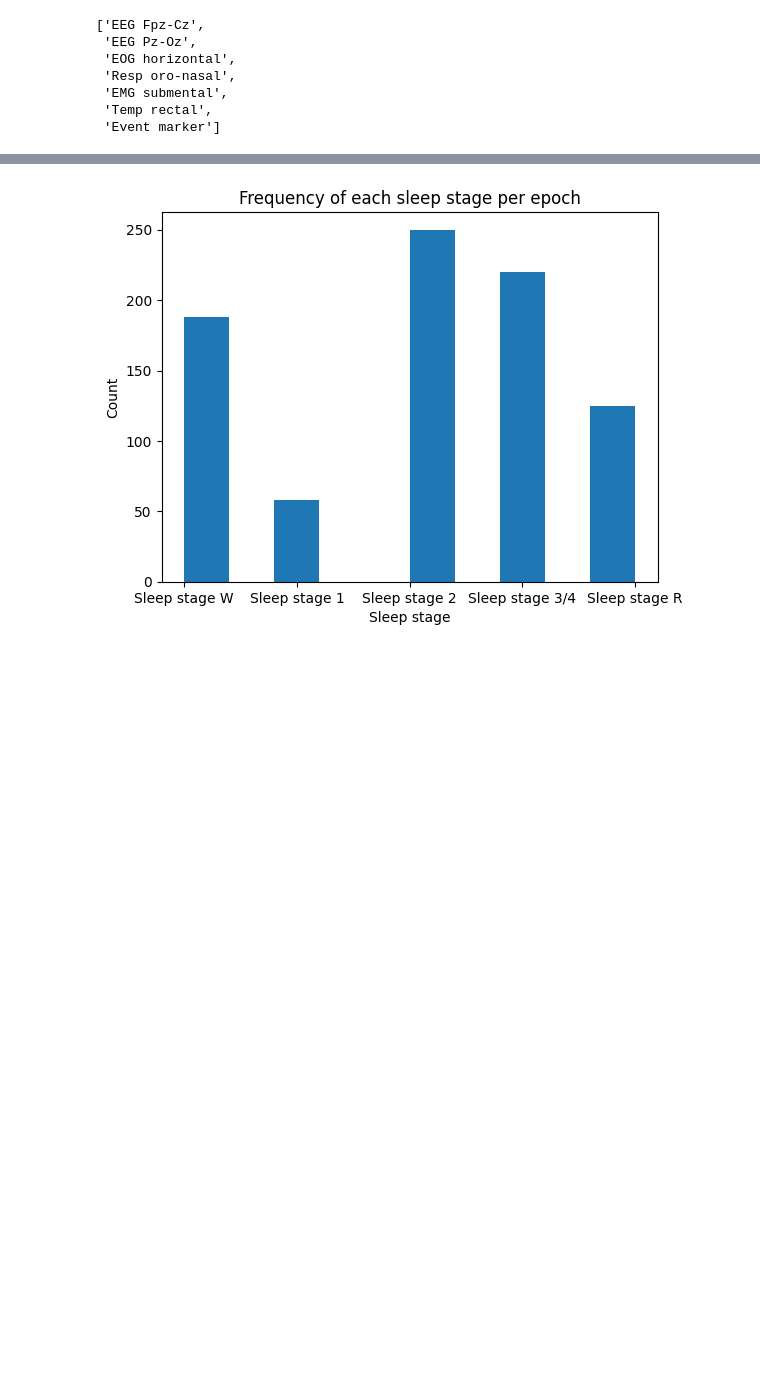
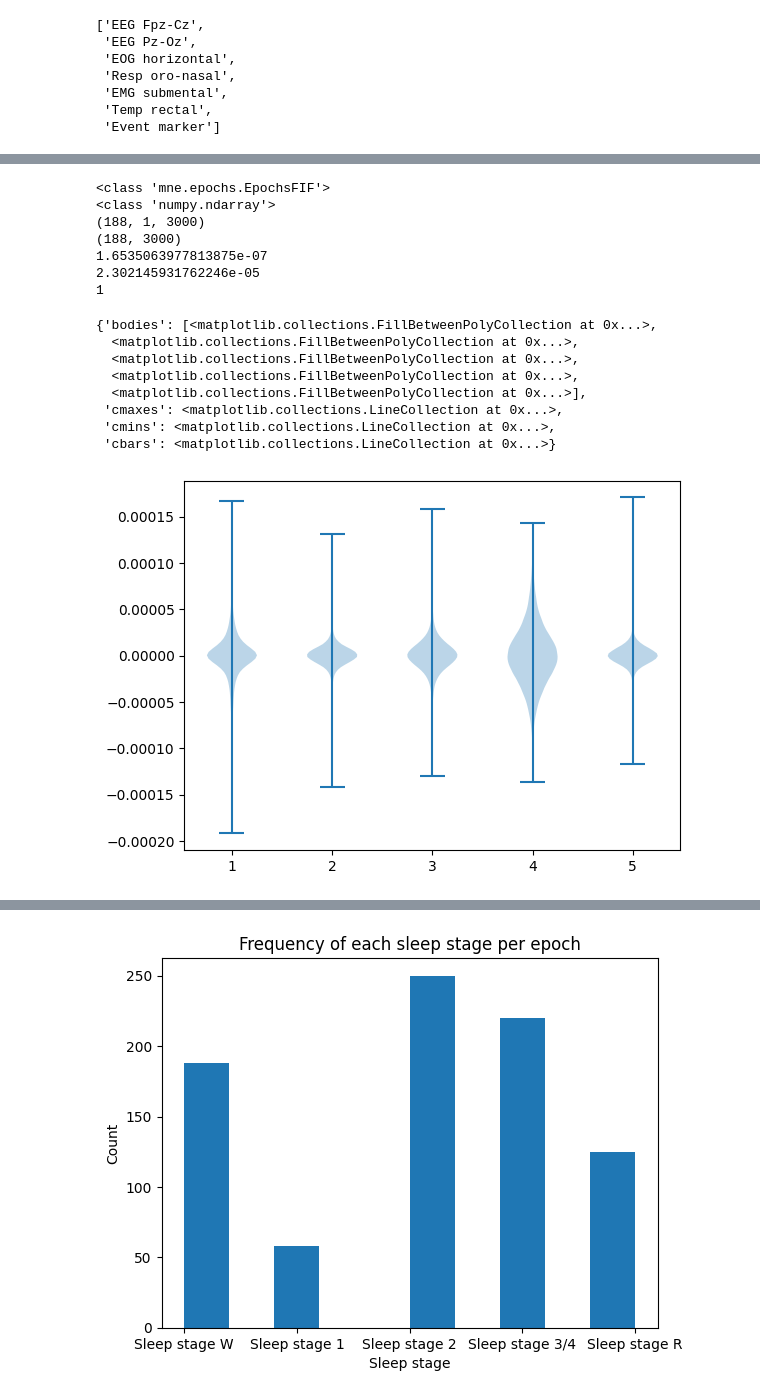
Before and after one commit to AdvPythonFS25/group_3_eeg, a Jupyter notebook: PSG.ipynb, the cells around one changed output, grey strips where cells are left out. Saved outputs shown, nothing was run; the diff lists cells and outputs as text; code cells hidden in the pictures; blank space fills up the shorter version.

```diff
--- a/PSG.ipynb
+++ b/PSG.ipynb
@@ -70,0 +127,54 @@ epo.ch_names
+# %%
+import matplotlib.pyplot as plt
+
+obj = epo.pick_channels(['EEG Fpz-Cz'])
+stW = obj[obj.events[:,2] == 0]
+print(type(stW))
+dataW = stW.get_data(copy=True)
+print(type(dataW))
+print(dataW.shape)
+print(dataW[:,0].shape)
+print(np.mean(data[:,0]))
+print(np.std(data[:,0]))
+a = np.unstack(dataW[:,0,:], axis = 0)
+a = np.hstack(a)
+
+st1 = obj[obj.events[:,2] == 1]
+data1 = st1.get_data(copy=True)
+b = np.unstack(data1[:,0,:], axis = 0)
+b = np.hstack(b)
+
+st2 = obj[obj.events[:,2] == 2]
+data2 = st2.get_data(copy=True)
+c = np.unstack(data2[:,0,:], axis = 0)
+c = np.hstack(c)
+
+st34 = obj[obj.events[:,2] == 3]
+data34 = st34.get_data(copy=True)
+d = np.unstack(data34[:,0,:], axis = 0)
+d = np.hstack(d)
+
+stR = obj[obj.events[:,2] == 4]
+dataR = stR.get_data(copy=True)
+e = np.unstack(dataR[:,0,:], axis = 0)
+e = np.hstack(e)
+
+print(np.ndim(a))
+plt.violinplot([a,b,c,d,e])
+# %% [output]
+<class 'mne.epochs.EpochsFIF'>
+<class 'numpy.ndarray'>
+(188, 1, 3000)
+(188, 3000)
+1.6535063977813875e-07
+2.302145931762246e-05
+1
+{'bodies': [<matplotlib.collections.FillBetweenPolyCollection at 0x...>,
+  <matplotlib.collections.FillBetweenPolyCollection at 0x...>,
+  <matplotlib.collections.FillBetweenPolyCollection at 0x...>,
+  <matplotlib.collections.FillBetweenPolyCollection at 0x...>,
+  <matplotlib.collections.FillBetweenPolyCollection at 0x...>],
+ 'cmaxes': <matplotlib.collections.LineCollection at 0x...>,
+ 'cmins': <matplotlib.collections.LineCollection at 0x...>,
+ 'cbars': <matplotlib.collections.LineCollection at 0x...>}
+[figure, added]
```
Also changed, not shown: parts of 6 cells of this notebook.
